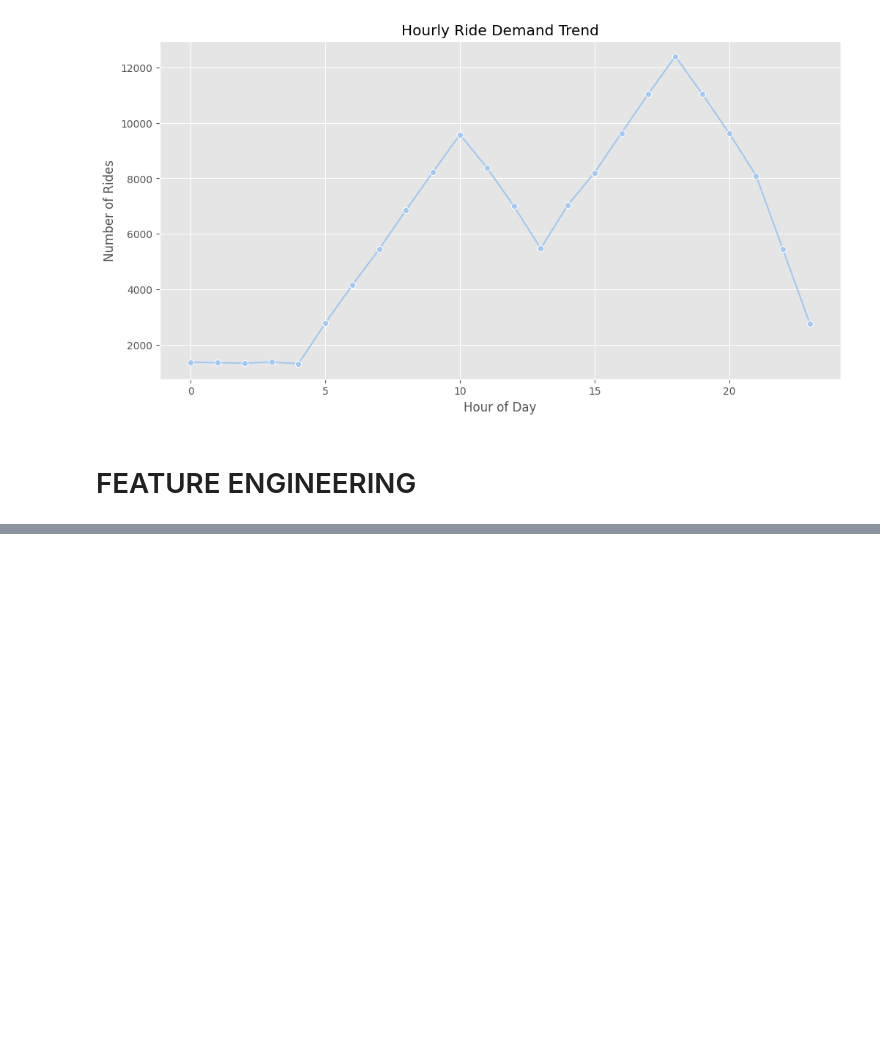
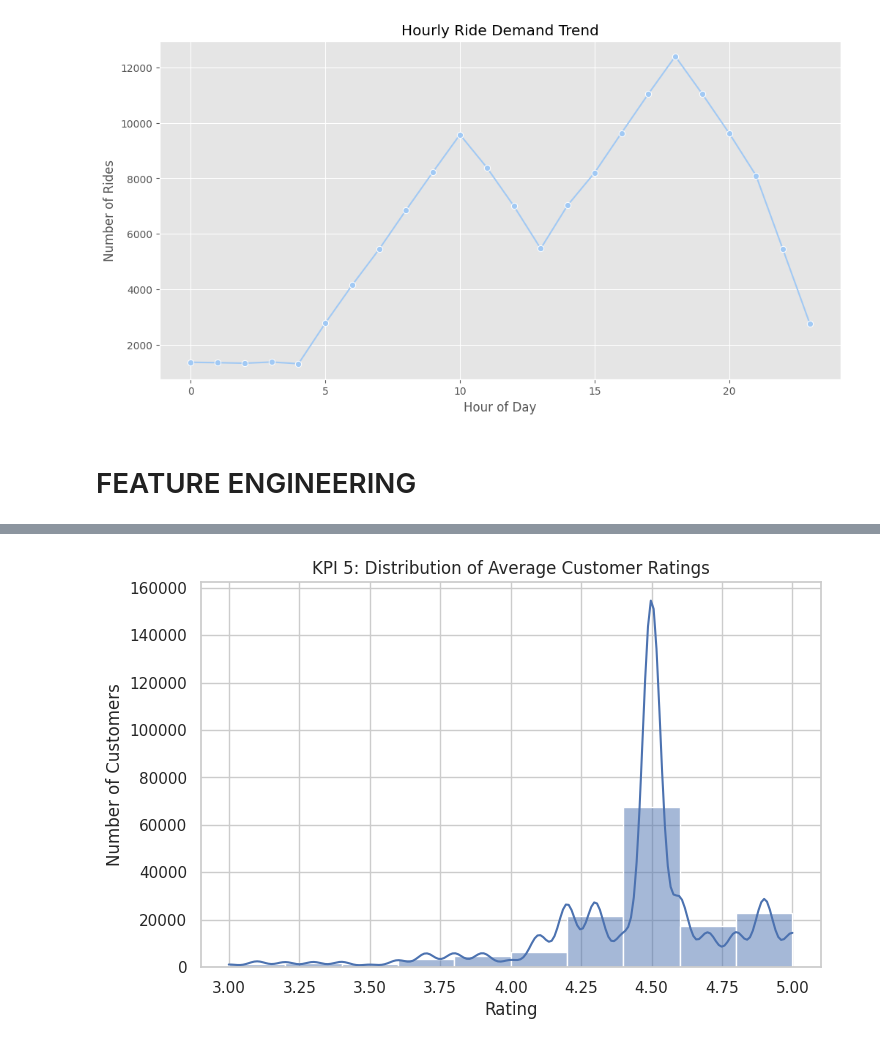
Before and after one commit to EZZY619/kaggle-notebooks-portfolio, a Jupyter notebook: uberdataset.ipynb, the cells around one changed output, grey strips where cells are left out. Saved outputs shown, nothing was run; the diff lists cells and outputs as text; code cells hidden in the pictures; blank space fills up the shorter version.

```diff
--- a/uberdataset.ipynb
+++ b/uberdataset.ipynb
@@ -403,0 +447,14 @@ plt.show()
+# %%
+# Distribution of Average Customer Ratings
+plt.figure(figsize=(8,5))
+sns.histplot(
+    avg_rating_per_customer['Customer Rating'],
+    bins=10,
+    kde=True
+)
+plt.title("KPI 5: Distribution of Average Customer Ratings")
+plt.xlabel("Rating")
+plt.ylabel("Number of Customers")
+plt.show()
+# %% [output]
+[figure, added]
```
Also changed, not shown: parts of 6 cells of this notebook.
